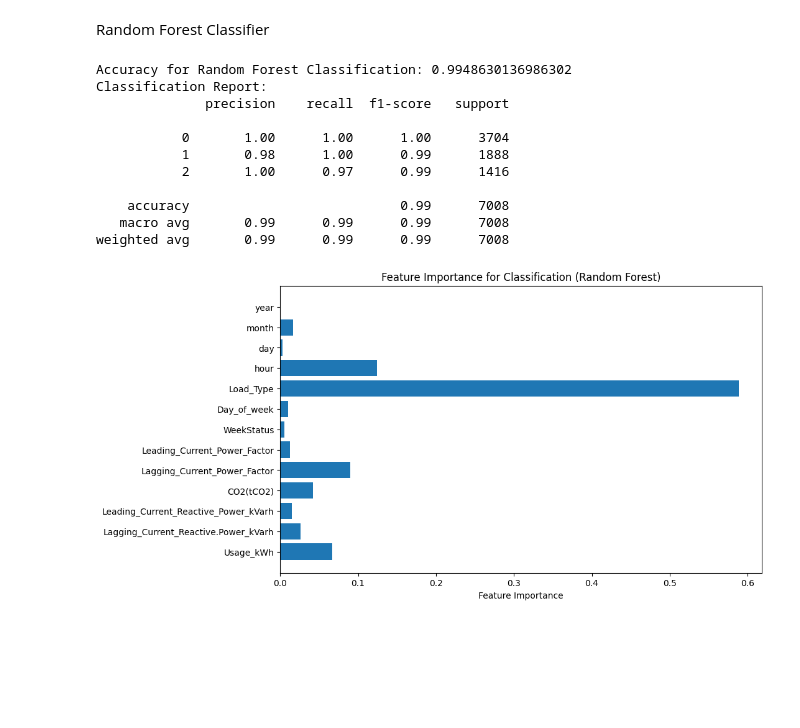
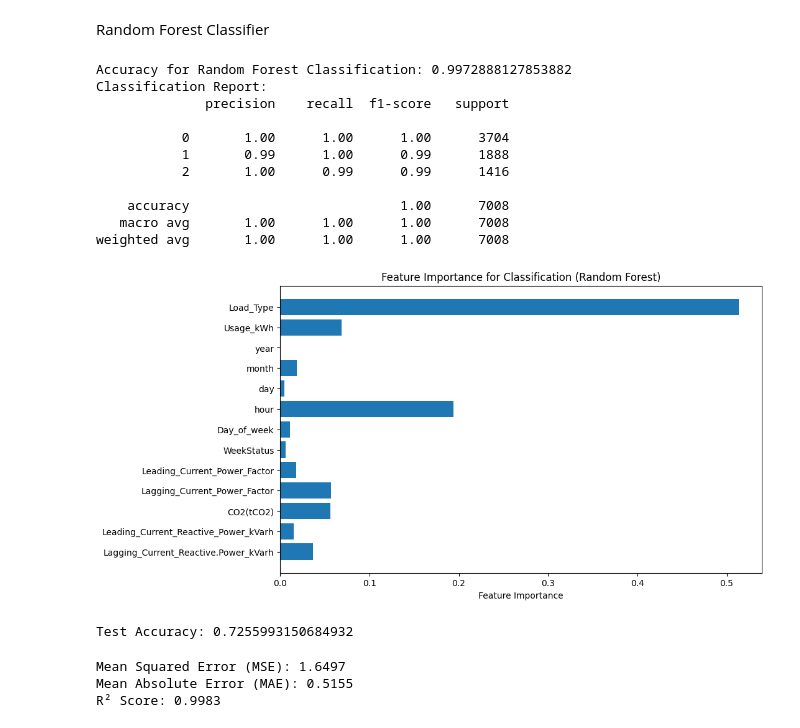
Before and after one commit to Manarfekih/Energy_Consumption, a Jupyter notebook: EnergyConsumption.ipynb, the cells around one changed output. Saved outputs shown, nothing was run; the diff lists cells and outputs as text; code cells hidden in the pictures; blank space fills up the shorter version.

```diff
--- a/EnergyConsumption.ipynb
+++ b/EnergyConsumption.ipynb
@@ -257,12 +257,25 @@ if 'NSM' in df.columns:
     df.drop(columns=['NSM'], inplace=True)
 
 # Normalize the data
+# Define target variables
+target_regression = df['Usage_kWh']  # Regression target
+target_classification = df['Load_Type']  # Classification target
+
+# Drop target columns from features
+features = df.drop(columns=['Usage_kWh', 'Load_Type'])
+
+# Apply StandardScaler only to features
 scaler = StandardScaler()
-df_scaled = scaler.fit_transform(df)
+features_scaled = scaler.fit_transform(features)
 
 # Convert back to DataFrame
-df_scaled = pd.DataFrame(df_scaled, columns=df.columns, index=df.index)
+features_scaled = pd.DataFrame(features_scaled, columns=features.columns, index=df.index)
 
-print("Data after preprocessing:\n", df_scaled.head())
+# Keep target columns as they are
+df_scaled = features_scaled.copy()
+df_scaled['Usage_kWh'] = target_regression  # Regression target remains unscaled
+df_scaled['Load_Type'] = target_classification  # Classification target remains unscaled
+
+print("Data after preprocessing:\n",df_scaled.head())
 # %% [output]
 Data after preprocessing:
@@ -358,38 +371,66 @@ Random Forest Classifier
 from sklearn.ensemble import RandomForestClassifier
 
 # Initialize the model
-clf_model = RandomForestClassifier(n_estimators=100, random_state=42)
+clf_model = RandomForestClassifier(n_estimators=100, random_state=42, class_weight="balanced")
 
 # Train the model on the training data
 clf_model.fit(X_train, y_train_clf)
 
 # Make predictions on the test data
 y_pred_clf = clf_model.predict(X_test)
 
 # Evaluate the model using Accuracy and Classification Report
 accuracy = accuracy_score(y_test_clf, y_pred_clf)
 print(f'Accuracy for Random Forest Classification: {accuracy}')
 print("Classification Report:")
 print(classification_report(y_test_clf, y_pred_clf))
 
 # Plot feature importance
 importances = clf_model.feature_importances_
 feature_names = X_train.columns
 plt.figure(figsize=(10, 6))
 plt.barh(feature_names, importances)
 plt.xlabel('Feature Importance')
 plt.title('Feature Importance for Classification (Random Forest)')
 plt.show()
 # %% [output]
-Accuracy for Random Forest Classification: 0.9948630136986302
+Accuracy for Random Forest Classification: 0.9972888127853882
 Classification Report:
               precision    recall  f1-score   support
 
            0       1.00      1.00      1.00      3704
-           1       0.98      1.00      0.99      1888
-           2       1.00      0.97      0.99      1416
+           1       0.99      1.00      0.99      1888
+           2       1.00      0.99      0.99      1416
 
-    accuracy                           0.99      7008
-   macro avg       0.99      0.99      0.99      7008
-weighted avg       0.99      0.99      0.99      7008
+    accuracy                           1.00      7008
+   macro avg       1.00      1.00      1.00      7008
+weighted avg       1.00      1.00      1.00      7008
-[figure, old version]
+[figure, new version]
+# %%
+# Predict using the test data
+y_pred_test = clf_model.predict(X_test)
+
+# Evaluate results on test set
+from sklearn.metrics import accuracy_score
+test_accuracy = accuracy_score(y_test_clf, y_pred_test)
+print(f'Test Accuracy: {test_accuracy}')
+# %% [output]
+Test Accuracy: 0.7255993150684932
+# %%
+# Predict using the test data
+y_pred_test = reg_model.predict(X_test)
+
+# Evaluate results on test set
+from sklearn.metrics import mean_squared_error, mean_absolute_error, r2_score
+
+mse = mean_squared_error(y_test_reg, y_pred_test)
+mae = mean_absolute_error(y_test_reg, y_pred_test)
+r2 = r2_score(y_test_reg, y_pred_test)
+
+print(f'Mean Squared Error (MSE): {mse:.4f}')
+print(f'Mean Absolute Error (MAE): {mae:.4f}')
+print(f'R² Score: {r2:.4f}')
+# %% [output]
+Mean Squared Error (MSE): 1.6497
+Mean Absolute Error (MAE): 0.5155
+R² Score: 0.9983
```
Also changed, not shown: parts of 8 cells of this notebook.
